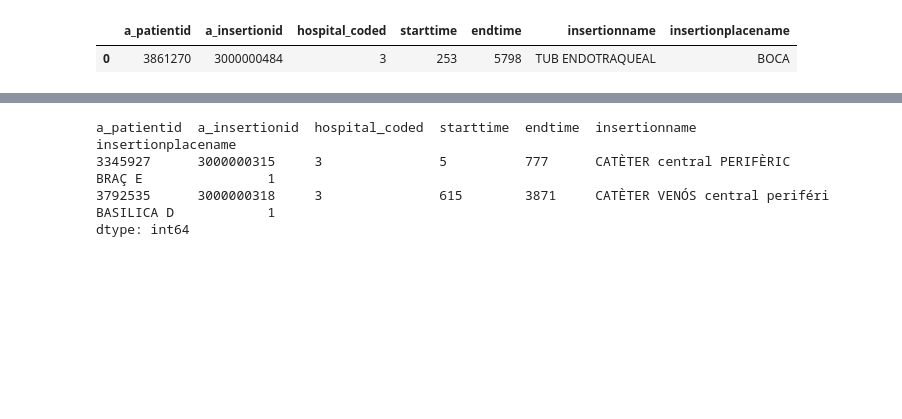
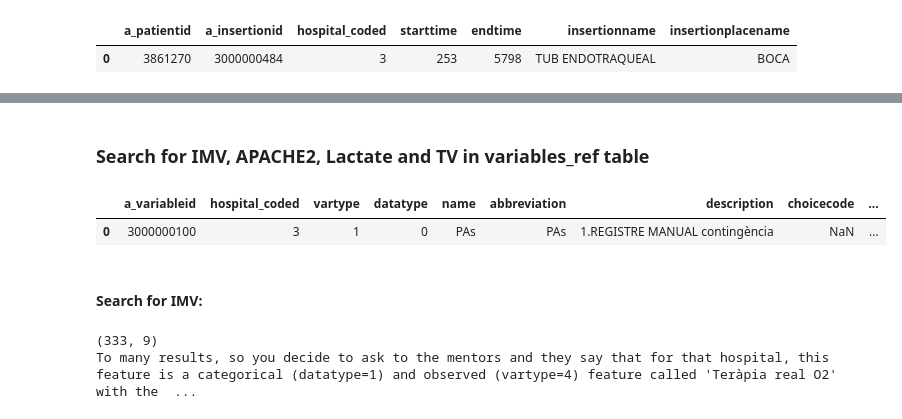
Before and after one commit to Ps7Pep/tgndatathon2022, a Jupyter notebook: icusics_db_tutorial.ipynb, the cells around one changed output, grey strips where cells are left out. Cells and saved outputs as stored; diff of their text form; code cells hidden in the pictures; blank space fills up the shorter version.

```diff
--- a/icusics_db_tutorial.ipynb
+++ b/icusics_db_tutorial.ipynb
@@ -263,7 +96,2 @@ Name: insertionname, Length: 1302, dtype: int64
 # %%
-insertions[insertions['insertionname'].str.contains('central')].value_counts()
+cvc_patlist = tuple(set(insertions[insertions['insertionname'].str.contains('central', case=False)]['a_patientid']))
-# %% [output]
-a_patientid  a_insertionid  hospital_coded  starttime  endtime  insertionname                   insertionplacename
-3345927      3000000315     3               5          777      CATÈTER central PERIFÈRIC       BRAÇ E                1
-3792535      3000000318     3               615        3871     CATÈTER VENÓS central periféri  BASILICA D            1
-dtype: int64
@@ -272,2 +100,27 @@ cvc_patlist = tuple(set(insertions[insertions['insertionname'].str.contains('cen
+# %% [markdown]
+### Search for IMV, APACHE2, Lactate and TV in variables_ref table
 # %%
 variables_ref = pd.read_csv(f's3://{db}/{h}_db/variables_ref/{h}_variables_ref.csv')
+# %%
+variables_ref.head(1)
+# %% [output]
+|  | a_variableid | hospital_coded | vartype | datatype | name | abbreviation | description | choicecode | ... |
+| 0 | 3000000100 | 3 | 1 | 0 | PAs | PAs | 1.REGISTRE MANUAL contingència | NaN | ... |
+# %% [markdown]
+#### Search for IMV:
+# %%
+# define key characters (remember that strings in this db can be in english, catalan or spanish language) to start a blind search
+
+key_chars = 'vent|mec|inv'
+
+result = variables_ref[(variables_ref['name'].str.contains(key_chars, case=False, na=False)) | (
+    variables_ref['description'].str.contains(key_chars, case=False, na=False)) | (
+    variables_ref['choicestringvalue'].str.contains(key_chars, case=False, na=False))]
+
+print(result.shape)
+
+print("To many results, so you decide to ask to the mentors and they say that for that hospital, this feature is a categorical (datatype=1) and observed (vartype=4) \
+feature called 'Teràpia real O2' with the option 'Vent Mecànica'")
+# %% [output]
+(333, 9)
+To many results, so you decide to ask to the mentors and they say that for that hospital, this feature is a categorical (datatype=1) and observed (vartype=4) feature called 'Teràpia real O2' with the  ...
```
Also changed, not shown: parts of 75 cells of this notebook.
